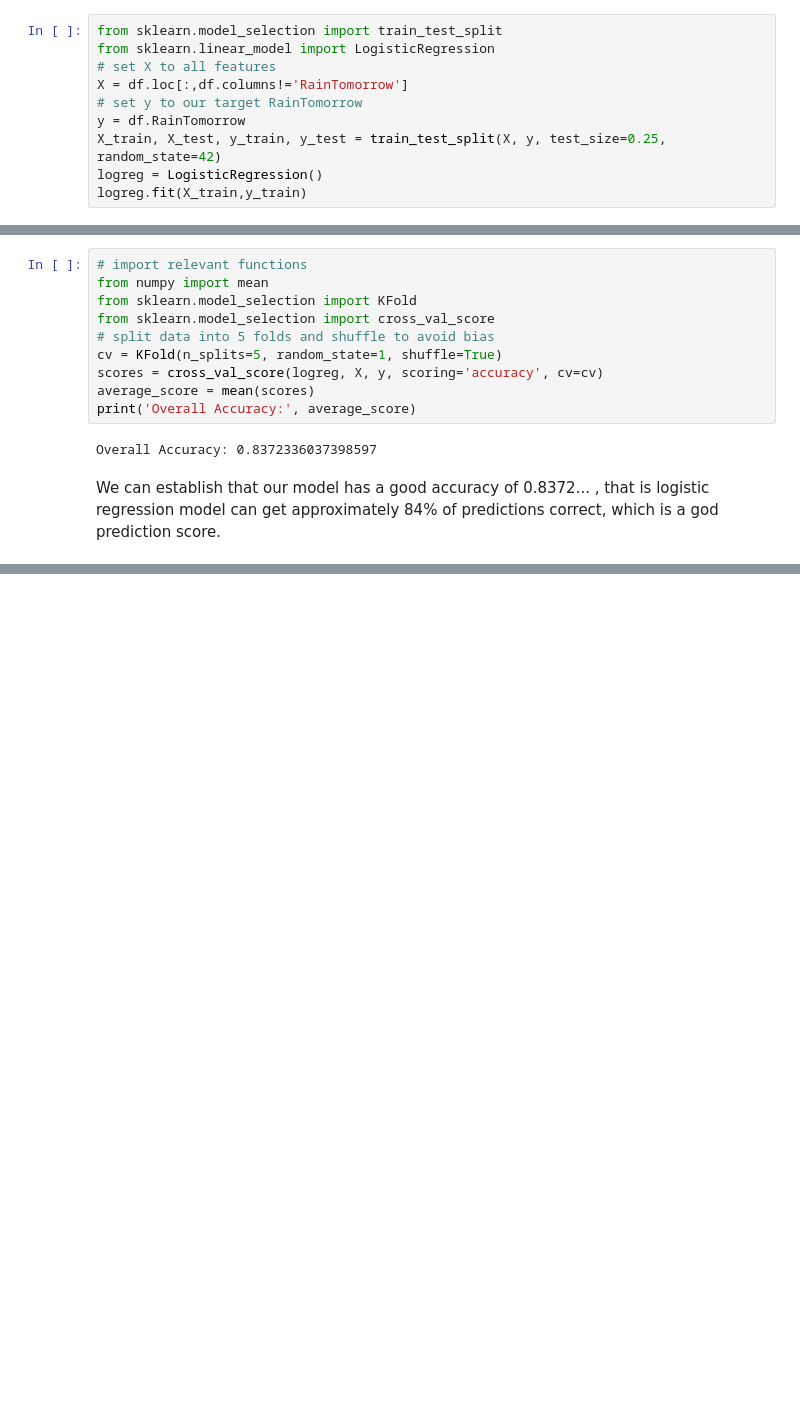
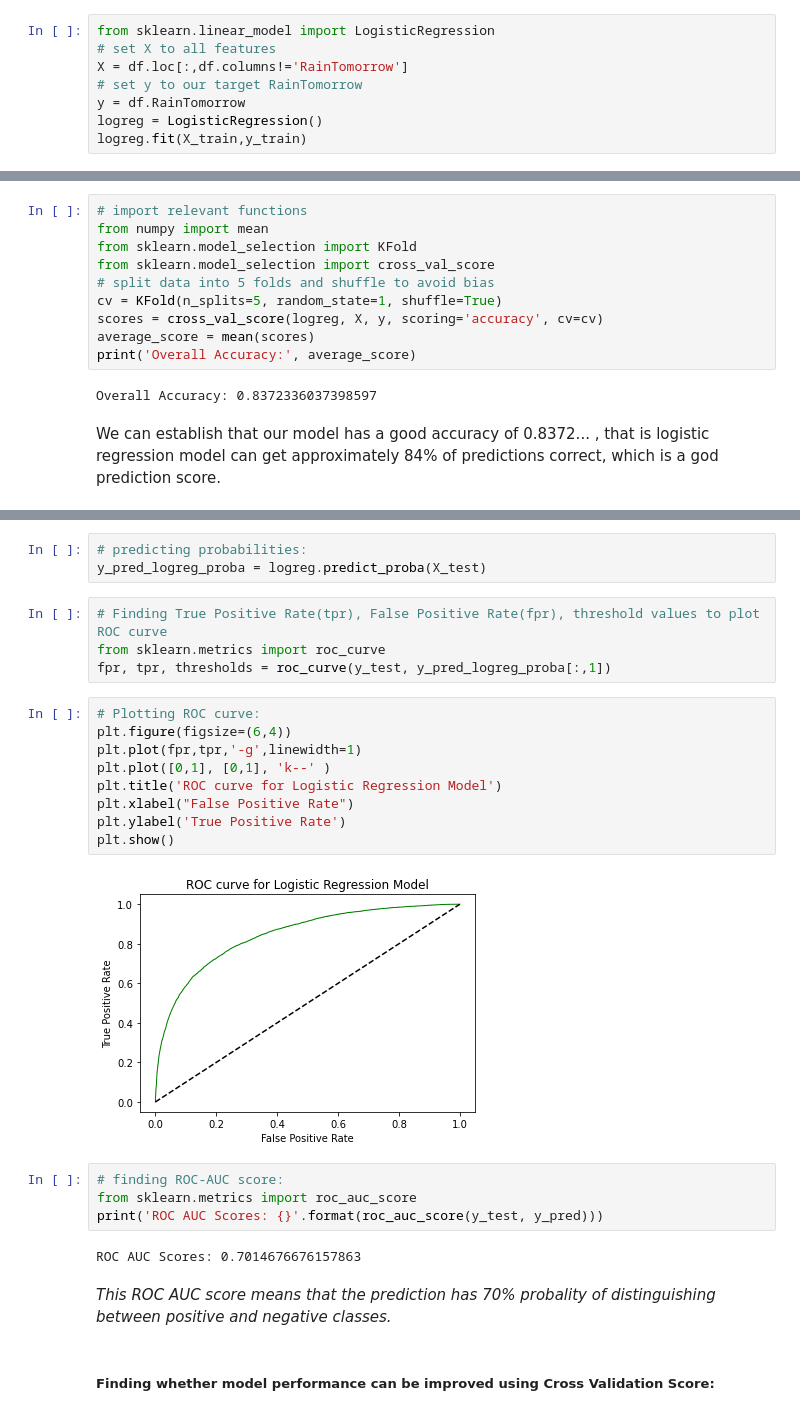
Before and after one commit to eankomah/ML-Australian-Weather-Prediction, a Jupyter notebook: ML_on_Australian_Weather_Prediction.ipynb, the cells around one changed output, grey strips where cells are left out. Saved outputs shown, nothing was run; the diff lists cells and outputs as text; blank space fills up the shorter version.

Commit message:
Model Evaluation explained
This commit adds explanations to the Model Evaluation

```diff
--- a/ML_on_Australian_Weather_Prediction.ipynb
+++ b/ML_on_Australian_Weather_Prediction.ipynb
@@ -540,13 +549,11 @@ I will only standardize the numerical features, the categorical was encoded usgi
 # %% [markdown]
 ### Logistic Regression Model
 # %%
-from sklearn.model_selection import train_test_split
 from sklearn.linear_model import LogisticRegression
 # set X to all features
 X = df.loc[:,df.columns!='RainTomorrow']
 # set y to our target RainTomorrow
 y = df.RainTomorrow
-X_train, X_test, y_train, y_test = train_test_split(X, y, test_size=0.25, random_state=42)
 logreg = LogisticRegression()
 logreg.fit(X_train,y_train)
 # %% [output]
@@ -574,0 +637,28 @@ We can establish that our model has a good accuracy of 0.8372... , that is logis
+# %%
+# predicting probabilities:
+y_pred_logreg_proba = logreg.predict_proba(X_test)
+# %%
+# Finding True Positive Rate(tpr), False Positive Rate(fpr), threshold values to plot ROC curve
+from sklearn.metrics import roc_curve
+fpr, tpr, thresholds = roc_curve(y_test, y_pred_logreg_proba[:,1])
+# %%
+# Plotting ROC curve:
+plt.figure(figsize=(6,4))
+plt.plot(fpr,tpr,'-g',linewidth=1)
+plt.plot([0,1], [0,1], 'k--' )
+plt.title('ROC curve for Logistic Regression Model')
+plt.xlabel("False Positive Rate")
+plt.ylabel('True Positive Rate')
+plt.show()
+# %% [output]
+[figure, added]
+# %%
+# finding ROC-AUC score:
+from sklearn.metrics import roc_auc_score
+print('ROC AUC Scores: {}'.format(roc_auc_score(y_test, y_pred)))
+# %% [output]
+ROC AUC Scores: 0.7014676676157863
+# %% [markdown]
+*This ROC AUC score means that the prediction has 70% probality of distinguishing between positive and negative classes.*
+# %% [markdown]
+##### Finding whether model performance can be improved using Cross Validation Score:
```
Also changed, not shown: parts of 21 cells of this notebook.
